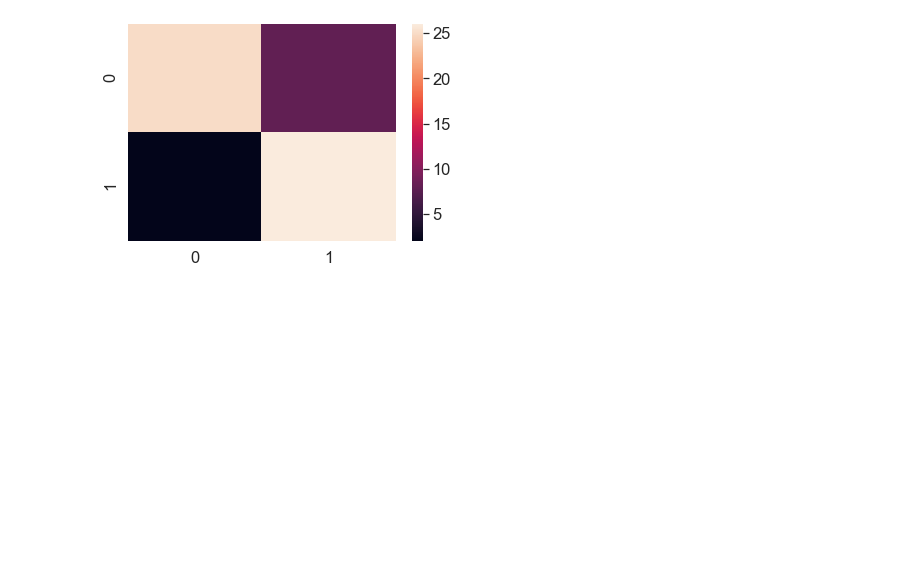
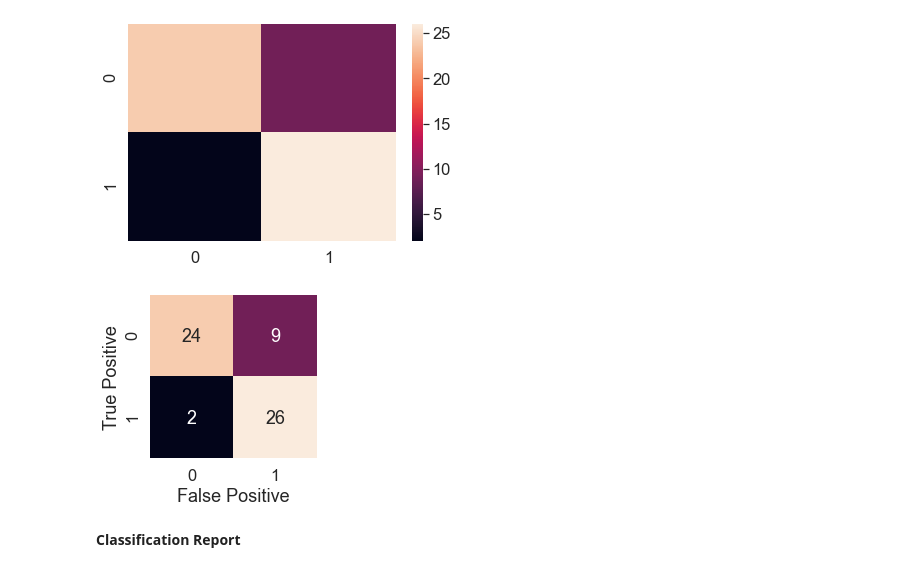
Before and after one commit to Dancan1998/ML, a Jupyter notebook: introduction-to-scikit-learn.ipynb, the cells around one changed output. Drawn from its saved outputs; the diff is of its cells as text; code cells hidden in the pictures; blank space fills up the shorter version.

```diff
--- a/introduction-to-scikit-learn.ipynb
+++ b/introduction-to-scikit-learn.ipynb
@@ -1092,3 +1125,19 @@ sns.heatmap(conf_mat)
 # %% [output]
 <AxesSubplot:>
 [figure]
+# %%
+def plot_conf_mat(conf_mat):
+    """
+    Plots a confusion matrix using Seaborn's heatmap
+    """
+    fig, ax = plt.subplots(figsize = (3,3))
+    ax = sns.heatmap(conf_mat,
+                    annot=True,
+                    cbar=False)
+    plt.xlabel("False Positive")
+    plt.ylabel("True Positive")
+plot_conf_mat(conf_mat)
+# %% [output]
+[figure, added]
+# %% [markdown]
+**Classification Report**
```
Also changed, not shown: parts of 34 cells of this notebook, 1 other file.
